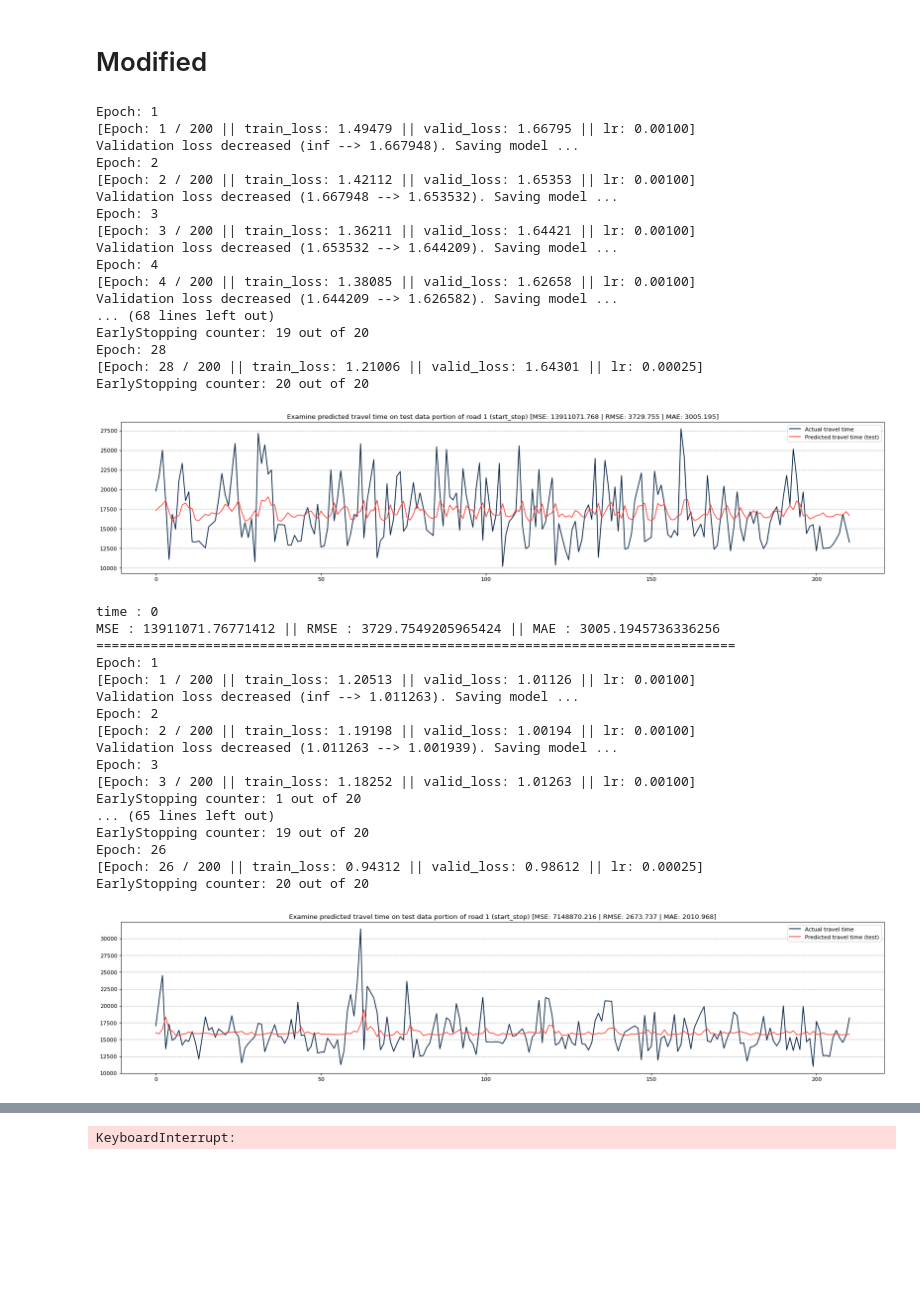
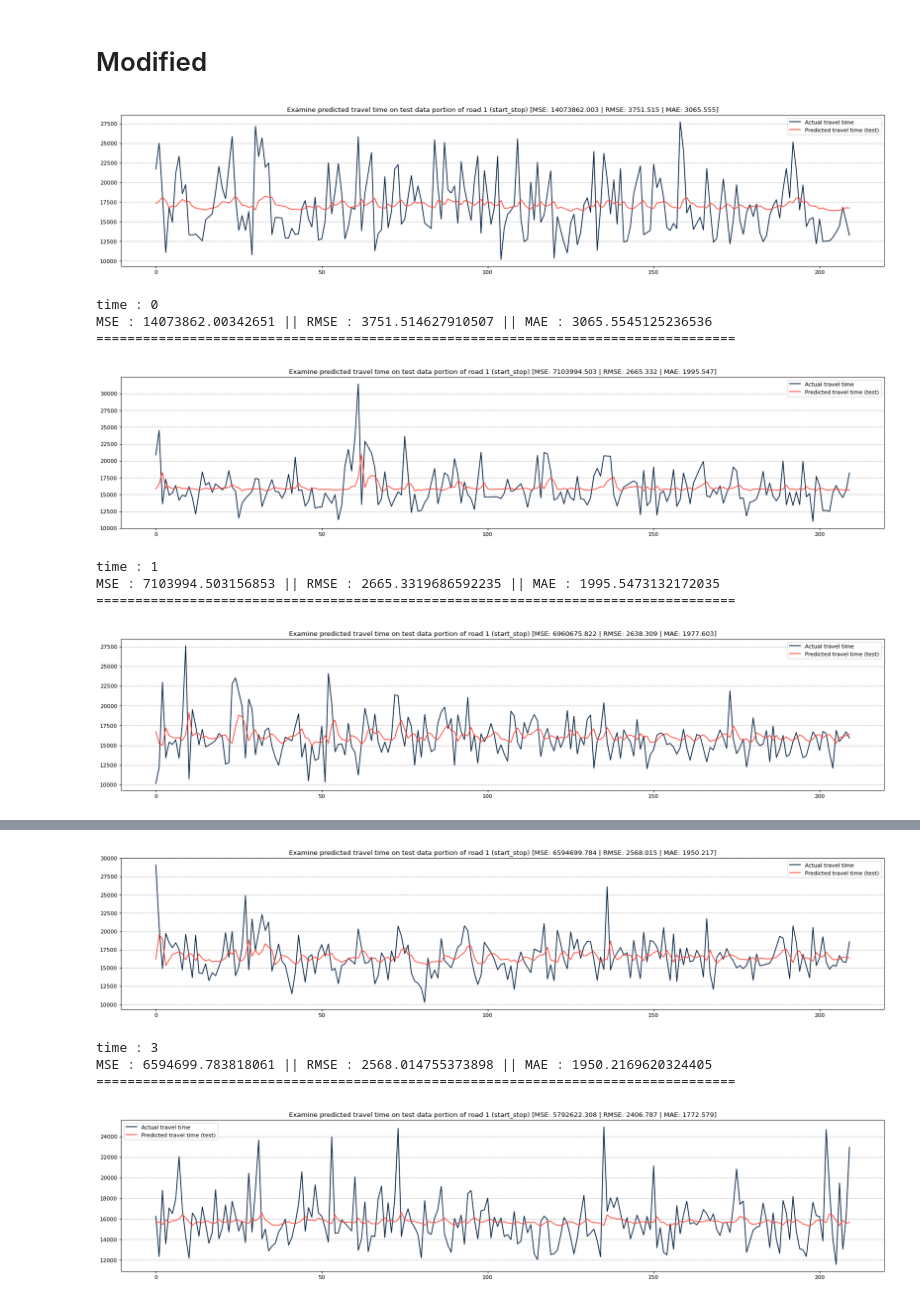
Before and after one commit to Travel-Time-Prediction/explore-gps-log-data, a Jupyter notebook: models/cnn_lstm/modified_2.ipynb, the cells around one changed output, grey strips where cells are left out. Cells and saved outputs as stored; diff of their text form; code cells hidden in the pictures; blank space fills up the shorter version.

```diff
--- a/models/cnn_lstm/modified_2.ipynb
+++ b/models/cnn_lstm/modified_2.ipynb
@@ -23,7 +21,7 @@ cfg = {
     'data': {
         'path': 'E:/data/time_series_clean/start_stop/1.csv',
         'feature': 'delta_t',
-        'window_size': 6,
+        'window_size': 9,
         'train_split_size': 0.6,
         'val_split_size': 0.2
     },
@@ -50,7 +48,7 @@ cfg = {
     },
     'train': {
         'device': 'cuda',
-        'batch_size': 4,
+        'batch_size': 32,
         'num_epoch': 200,
         'checkpoint_path': 'E:/checkpoints/cnn_lstm',
     }
@@ -268,9 +258,9 @@ class CNN_LSTM(nn.Module):
 class LSTM(nn.Module):
     def __init__(self):
         super(LSTM, self).__init__()
-        self.lstm = nn.LSTM(input_size=1, hidden_size=256, num_layers=1, batch_first=True)
+        self.lstm = nn.LSTM(input_size=1, hidden_size=64, num_layers=1, batch_first=True)
         self.dropout = nn.Dropout(0.2)
-        self.fc = nn.Linear(256, 1)
+        self.fc = nn.Linear(64, 1)
 
     def forward(self, x):
         x = x.reshape(x.shape[0], x.shape[2], x.shape[1])
@@ -298,9 +288,11 @@ def train(dataset_train, dataset_val, model, cfg, idx, count):
 
     # define optimizer, sheduler and loss function
     criterion = nn.MSELoss()
-    optimizer = optim.Adam(model.parameters(), lr=cfg['optimizer']['lr'])
+    # criterion = nn.L1Loss()
+    # optimizer = optim.Adam(model.parameters(), lr=cfg['optimizer']['lr'])
+    optimizer = optim.RMSprop(model.parameters(), lr=cfg['optimizer']['lr'])
     scheduler = optim.lr_scheduler.StepLR(optimizer, step_size=cfg['scheduler']['step_size'], gamma=0.5)
-    early_stopping = EarlyStopping(patience=20, verbose=True, path=cfg['train']['checkpoint_path'])
+    early_stopping = EarlyStopping(patience=20, verbose=False, path=cfg['train']['checkpoint_path'])
 
     train_losses = []
     valid_losses = []
@@ -308,7 +300,7 @@ def train(dataset_train, dataset_val, model, cfg, idx, count):
     avg_valid_losses = []
 
     for epoch in range(cfg['train']['num_epoch']):
-        print(f"Epoch: {epoch + 1}")
+        # print(f"Epoch: {epoch + 1}")
 
         ###################
         # train the model #
@@ -356,7 +348,7 @@ def train(dataset_train, dataset_val, model, cfg, idx, count):
         avg_train_losses.append(train_loss)
         avg_valid_losses.append(valid_loss)
 
-        print(f"[Epoch: {epoch + 1} / {cfg['train']['num_epoch']} || train_loss: {train_loss:.5f} || valid_loss: {valid_loss:.5f} || lr: {lr:.5f}]")
+        # print(f"[Epoch: {epoch + 1} / {cfg['train']['num_epoch']} || train_loss: {train_loss:.5f} || valid_loss: {valid_loss:.5f} || lr: {lr:.5f}]")
 
         train_losses = []
         valid_losses = []
@@ -422,62 +424,37 @@ def eval(dataset_test, split_val_index, data_date, scaler, model, cfg, best_mode
 # %%
 result = []
 for idx in range(len(dataset_train)):
-    model = CNN_LSTM()
+    model = LSTM()
     model.apply(init_weights)
     if torch.cuda.is_available():
         cfg['train']['device'] = 'cuda'
     else:
         cfg['train']['device'] = 'cpu'
     model = model.to(cfg['train']['device'])
 
     train_losses, valid_losses, early_stopping, model = train(dataset_train[idx], dataset_val[idx], model, cfg, idx, 0)
 
     mse, rmse, mae = eval(dataset_test[idx], split_val_index_list[idx], time[idx], scaler, model, cfg, f"cnn_lstm_time_{idx}_{0}", True)
 
     print(f"time : {idx}")
     print(f"MSE : {mse} || RMSE : {rmse} || MAE : {mae}")
     print(f"==================================================================================")
 
     result.append({
         'name': f"time-{idx}",
         'mse': mse,
         'rmse': rmse,
         'mae': mae,
     })
+
+report = pd.DataFrame(result)
 # %% [output]
+[figure, new version]
-Epoch: 1
-[Epoch: 1 / 200 || train_loss: 1.49479 || valid_loss: 1.66795 || lr: 0.00100]
-Validation loss decreased (inf --> 1.667948). Saving model ...
-Epoch: 2
-[Epoch: 2 / 200 || train_loss: 1.42112 || valid_loss: 1.65353 || lr: 0.00100]
-Validation loss decreased (1.667948 --> 1.653532). Saving model ...
-Epoch: 3
-[Epoch: 3 / 200 || train_loss: 1.36211 || valid_loss: 1.64421 || lr: 0.00100]
-Validation loss decreased (1.653532 --> 1.644209). Saving model ...
-Epoch: 4
-[Epoch: 4 / 200 || train_loss: 1.38085 || valid_loss: 1.62658 || lr: 0.00100]
-Validation loss decreased (1.644209 --> 1.626582). Saving model ...
-... (68 lines left out)
-EarlyStopping counter: 19 out of 20
-Epoch: 28
-[Epoch: 28 / 200 || train_loss: 1.21006 || valid_loss: 1.64301 || lr: 0.00025]
-EarlyStopping counter: 20 out of 20
+time : 0
+MSE : 14073862.00342651 || RMSE : 3751.514627910507 || MAE : 3065.5545125236536
+==================================================================================
-[figure, old version]
+[figure]
-time : 0
-MSE : 13911071.76771412 || RMSE : 3729.7549205965424 || MAE : 3005.1945736336256
+time : 1
+MSE : 7103994.503156853 || RMSE : 2665.3319686592235 || MAE : 1995.5473132172035
 ==================================================================================
-Epoch: 1
-[Epoch: 1 / 200 || train_loss: 1.20513 || valid_loss: 1.01126 || lr: 0.00100]
-Validation loss decreased (inf --> 1.011263). Saving model ...
-Epoch: 2
-[Epoch: 2 / 200 || train_loss: 1.19198 || valid_loss: 1.00194 || lr: 0.00100]
-Validation loss decreased (1.011263 --> 1.001939). Saving model ...
-Epoch: 3
-[Epoch: 3 / 200 || train_loss: 1.18252 || valid_loss: 1.01263 || lr: 0.00100]
-EarlyStopping counter: 1 out of 20
-... (65 lines left out)
-EarlyStopping counter: 19 out of 20
-Epoch: 26
-[Epoch: 26 / 200 || train_loss: 0.94312 || valid_loss: 0.98612 || lr: 0.00025]
-EarlyStopping counter: 20 out of 20
-[figure]
+[figure, added]
@@ -501 +464,5 @@ Epoch: 16
+[figure, added]
-KeyboardInterrupt:
+time : 3
+MSE : 6594699.783818061 || RMSE : 2568.014755373898 || MAE : 1950.2169620324405
+==================================================================================
+[figure, added]
```
Also changed, not shown: parts of 11 cells of this notebook, 6 other files.
